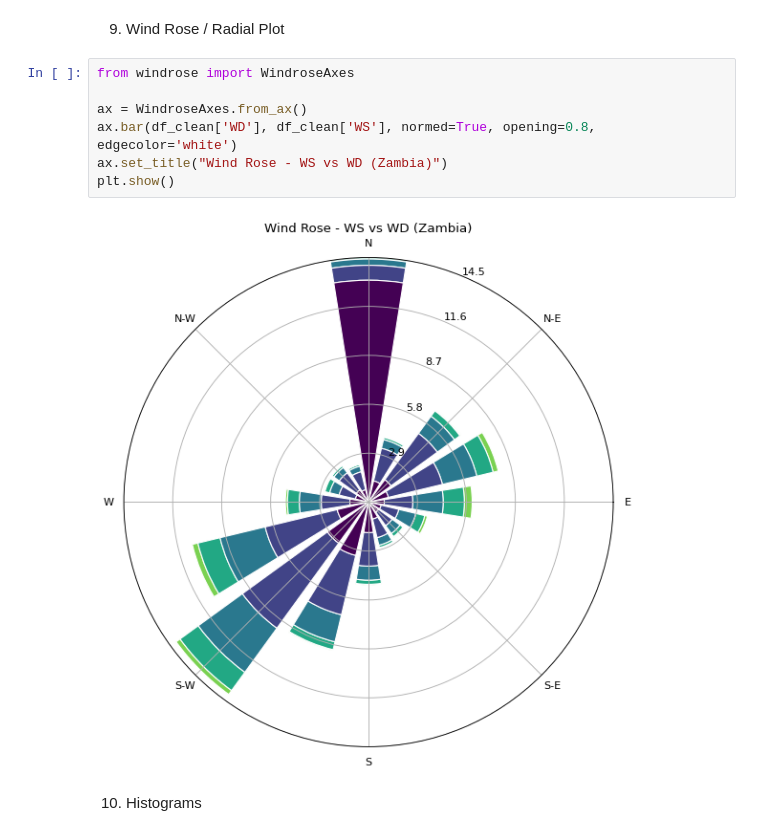
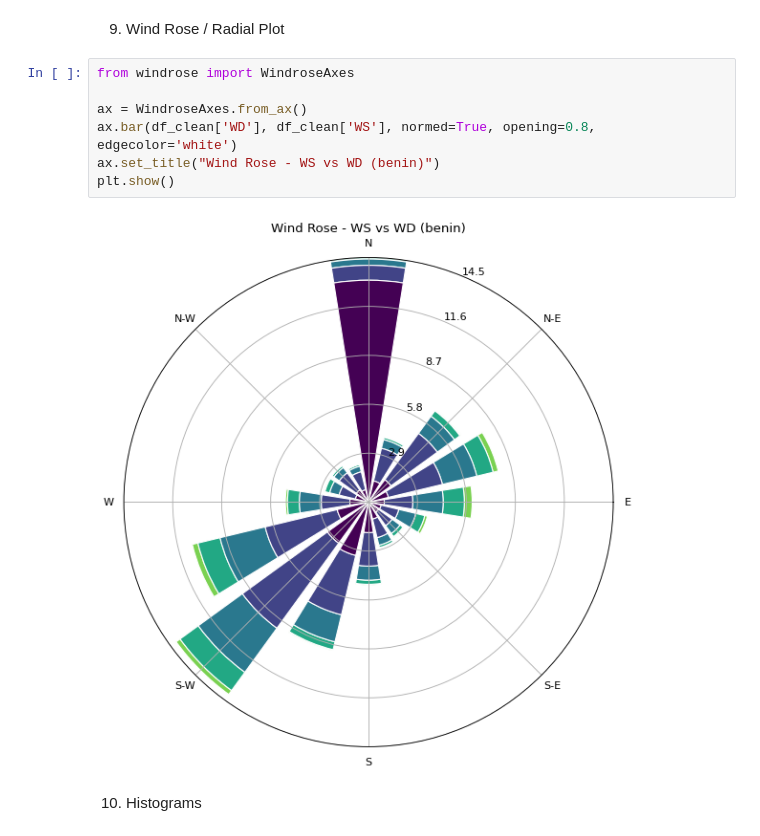
Before and after one commit to HanaTeshome721/-solar-challenge-week1, a Jupyter notebook: notebook/eda-benin.ipynb, the cells around one changed output. Drawn from its saved outputs; the diff is of its cells as text.

```diff
--- a/notebook/eda-benin.ipynb
+++ b/notebook/eda-benin.ipynb
@@ -88,12 +88,12 @@ plt.show()
 # %%
 from windrose import WindroseAxes
 
 ax = WindroseAxes.from_ax()
 ax.bar(df_clean['WD'], df_clean['WS'], normed=True, opening=0.8, edgecolor='white')
-ax.set_title("Wind Rose - WS vs WD (Zambia)")
+ax.set_title("Wind Rose - WS vs WD (benin)")
 plt.show()
 # %% [output]
-[figure, old version]
+[figure, new version]
 # %% [markdown]
 10. Histograms
 # %%
```
Also changed, not shown: parts of 2 cells of this notebook, 2 other files.
